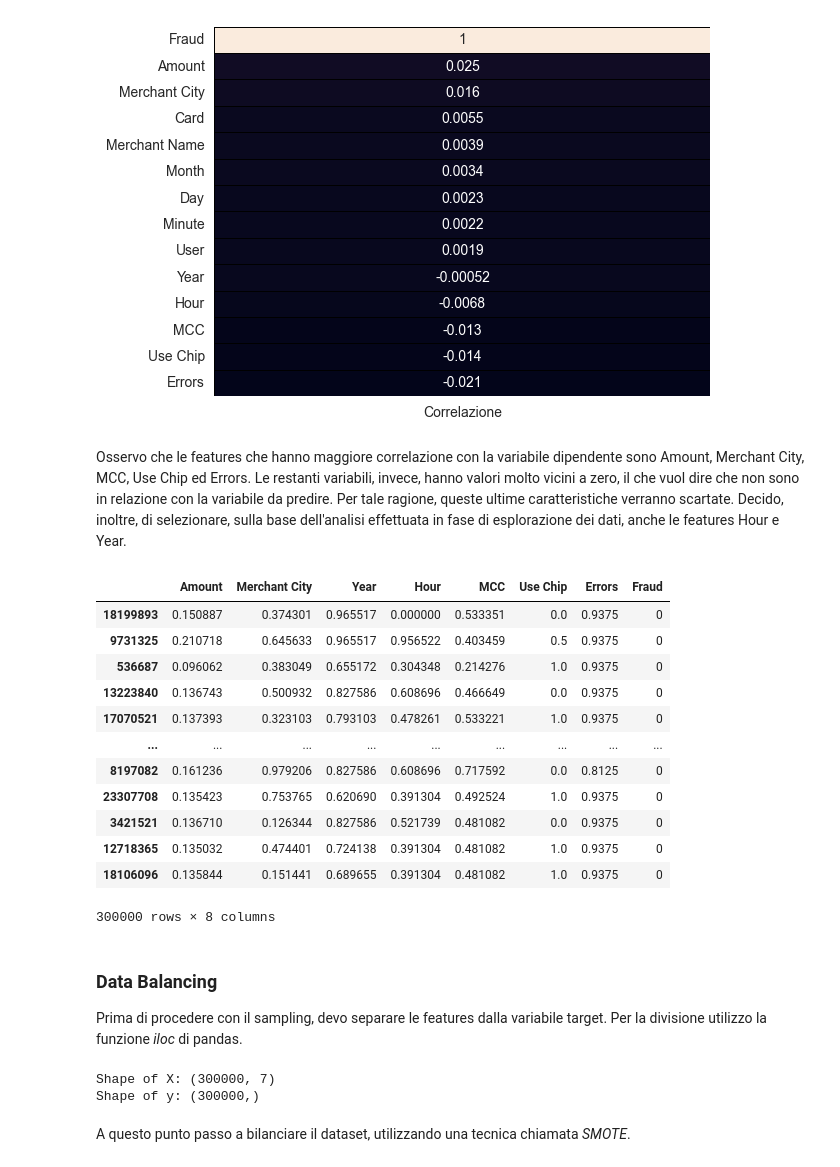
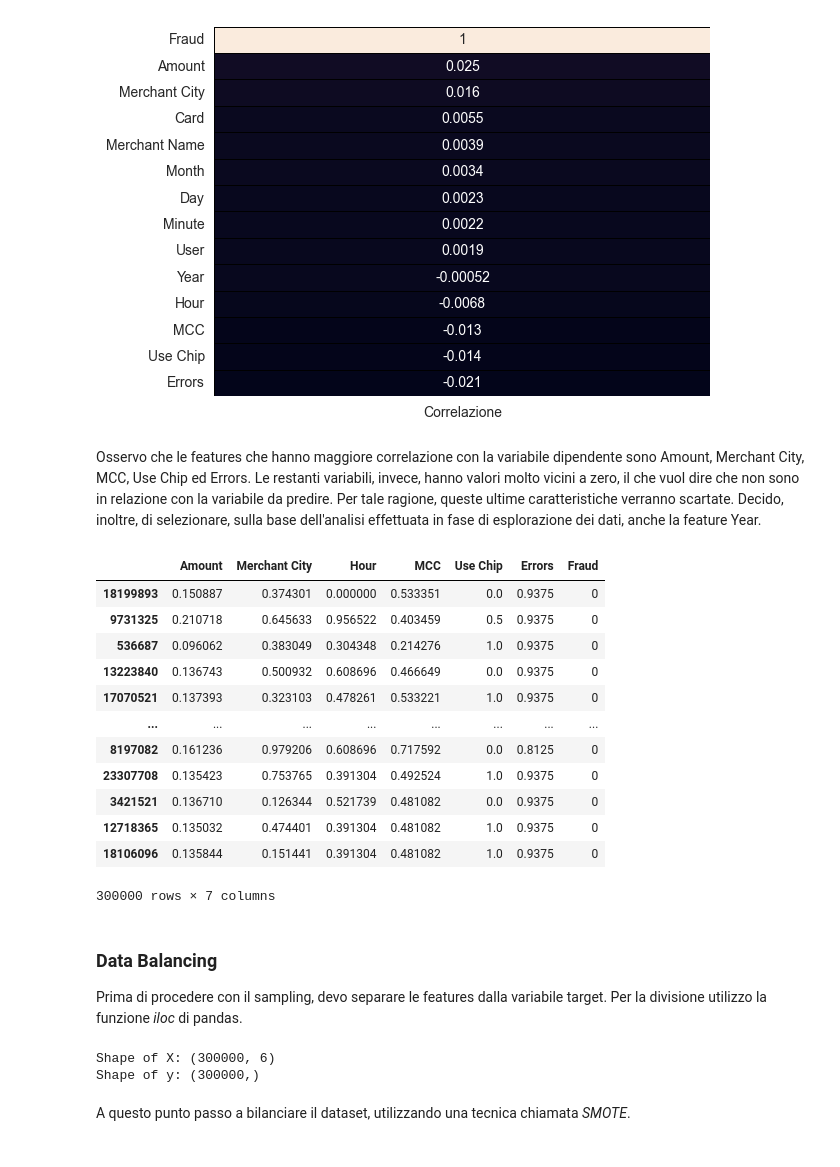
Before and after one commit to marcosantoriello/CCFDetector, a Jupyter notebook: CreditCardFraudDetector.ipynb, the cells around one changed output. Cells and saved outputs as stored; diff of their text form; code cells hidden in the pictures.

```diff
--- a/CreditCardFraudDetector.ipynb
+++ b/CreditCardFraudDetector.ipynb
@@ -387,38 +387,38 @@ sns.heatmap(corr, annot = True,linewidths = 0.4,linecolor = 'black',cbar = False
 # %% [markdown]
 Osservo che le features che hanno maggiore correlazione con la variabile dipendente sono Amount, Merchant City, MCC, Use Chip ed Errors.
 Le restanti variabili, invece, hanno valori molto vicini a zero, il che vuol dire che non sono in relazione con la variabile da predire.
-Per tale ragione, queste ultime caratteristiche verranno scartate. Decido, inoltre, di selezionare, sulla base dell'analisi effettuata in fase di esplorazione dei dati, anche le features Hour e Year.
+Per tale ragione, queste ultime caratteristiche verranno scartate. Decido, inoltre, di selezionare, sulla base dell'analisi effettuata in fase di esplorazione dei dati, anche la feature Year.
 # %%
-df1 = df[['Amount', 'Merchant City', 'Year', 'Hour', 'MCC', 'Use Chip', 'Errors', 'Fraud']].copy(deep=True)
+df1 = df[['Amount', 'Merchant City', 'Hour', 'MCC', 'Use Chip', 'Errors', 'Fraud']].copy(deep=True)
 df1
 # %% [output]
-|  | Amount | Merchant City | Year | Hour | MCC | Use Chip | Errors | Fraud |
-| 18199893 | 0.150887 | 0.374301 | 0.965517 | 0.000000 | 0.533351 | 0.0 | 0.9375 | 0 |
-| 9731325 | 0.210718 | 0.645633 | 0.965517 | 0.956522 | 0.403459 | 0.5 | 0.9375 | 0 |
-| 536687 | 0.096062 | 0.383049 | 0.655172 | 0.304348 | 0.214276 | 1.0 | 0.9375 | 0 |
-| 13223840 | 0.136743 | 0.500932 | 0.827586 | 0.608696 | 0.466649 | 0.0 | 0.9375 | 0 |
-| 17070521 | 0.137393 | 0.323103 | 0.793103 | 0.478261 | 0.533221 | 1.0 | 0.9375 | 0 |
-| ... | ... | ... | ... | ... | ... | ... | ... | ... |
-| 8197082 | 0.161236 | 0.979206 | 0.827586 | 0.608696 | 0.717592 | 0.0 | 0.8125 | 0 |
-| 23307708 | 0.135423 | 0.753765 | 0.620690 | 0.391304 | 0.492524 | 1.0 | 0.9375 | 0 |
-| 3421521 | 0.136710 | 0.126344 | 0.827586 | 0.521739 | 0.481082 | 0.0 | 0.9375 | 0 |
-| 12718365 | 0.135032 | 0.474401 | 0.724138 | 0.391304 | 0.481082 | 1.0 | 0.9375 | 0 |
-| 18106096 | 0.135844 | 0.151441 | 0.689655 | 0.391304 | 0.481082 | 1.0 | 0.9375 | 0 |
+|  | Amount | Merchant City | Hour | MCC | Use Chip | Errors | Fraud |
+| 18199893 | 0.150887 | 0.374301 | 0.000000 | 0.533351 | 0.0 | 0.9375 | 0 |
+| 9731325 | 0.210718 | 0.645633 | 0.956522 | 0.403459 | 0.5 | 0.9375 | 0 |
+| 536687 | 0.096062 | 0.383049 | 0.304348 | 0.214276 | 1.0 | 0.9375 | 0 |
+| 13223840 | 0.136743 | 0.500932 | 0.608696 | 0.466649 | 0.0 | 0.9375 | 0 |
+| 17070521 | 0.137393 | 0.323103 | 0.478261 | 0.533221 | 1.0 | 0.9375 | 0 |
+| ... | ... | ... | ... | ... | ... | ... | ... |
+| 8197082 | 0.161236 | 0.979206 | 0.608696 | 0.717592 | 0.0 | 0.8125 | 0 |
+| 23307708 | 0.135423 | 0.753765 | 0.391304 | 0.492524 | 1.0 | 0.9375 | 0 |
+| 3421521 | 0.136710 | 0.126344 | 0.521739 | 0.481082 | 0.0 | 0.9375 | 0 |
+| 12718365 | 0.135032 | 0.474401 | 0.391304 | 0.481082 | 1.0 | 0.9375 | 0 |
+| 18106096 | 0.135844 | 0.151441 | 0.391304 | 0.481082 | 1.0 | 0.9375 | 0 |
-300000 rows × 8 columns
+300000 rows × 7 columns
 # %% [markdown]
 ### Data Balancing
 Prima di procedere con il sampling, devo separare le features dalla variabile target.
 Per la divisione utilizzo la funzione *iloc* di pandas.
 # %%
 # Separo features e target
-X = df1.iloc[:,:7].values # Features
-y = df1.iloc[:,7].values # Target
+X = df1.iloc[:,:6].values # Features
+y = df1.iloc[:,6].values # Target
 
 # Controllo risultato split
 print('Shape of X: {}'.format(X.shape))
 print('Shape of y: {}'.format(y.shape))
 # %% [output]
-Shape of X: (300000, 7)
+Shape of X: (300000, 6)
 Shape of y: (300000,)
 # %% [markdown]
 A questo punto passo a bilanciare il dataset, utilizzando una tecnica chiamata *SMOTE*.
```
Also changed, not shown: parts of 11 cells of this notebook, 6 other files.
